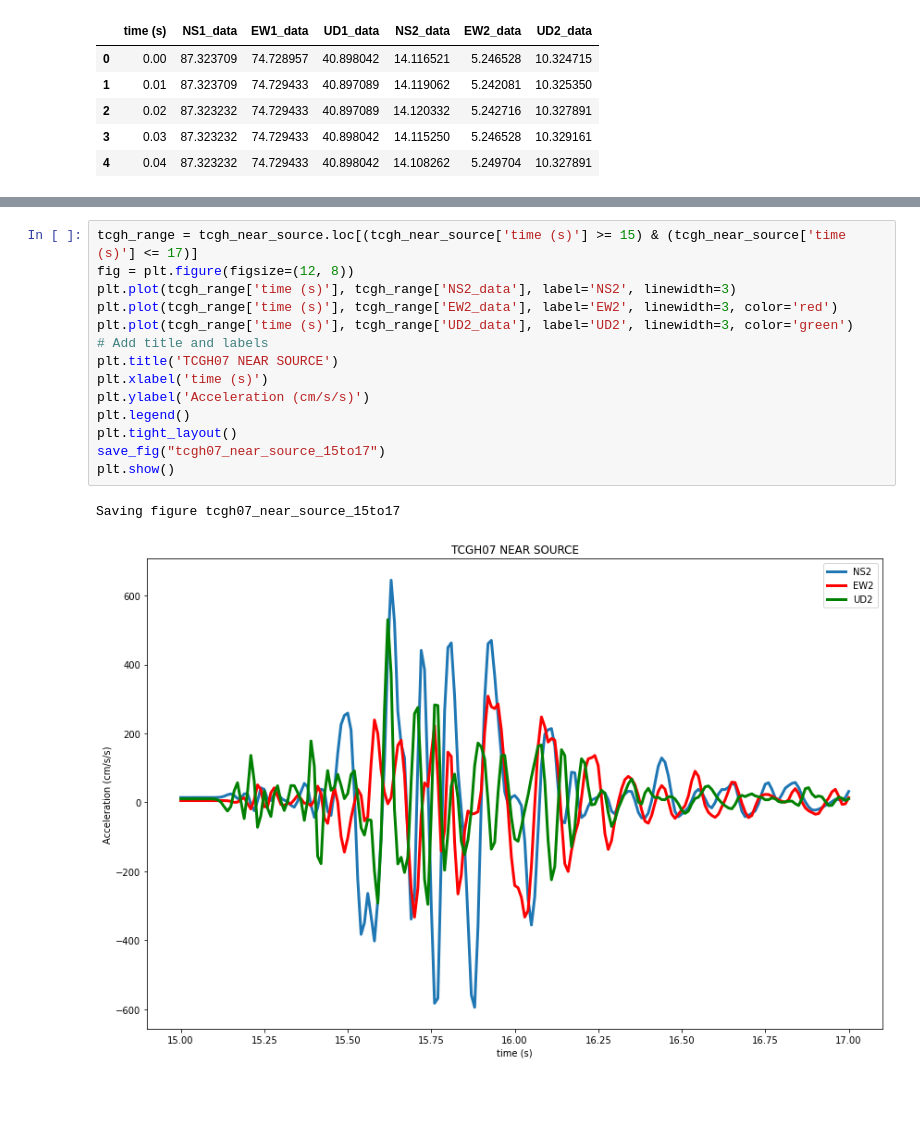
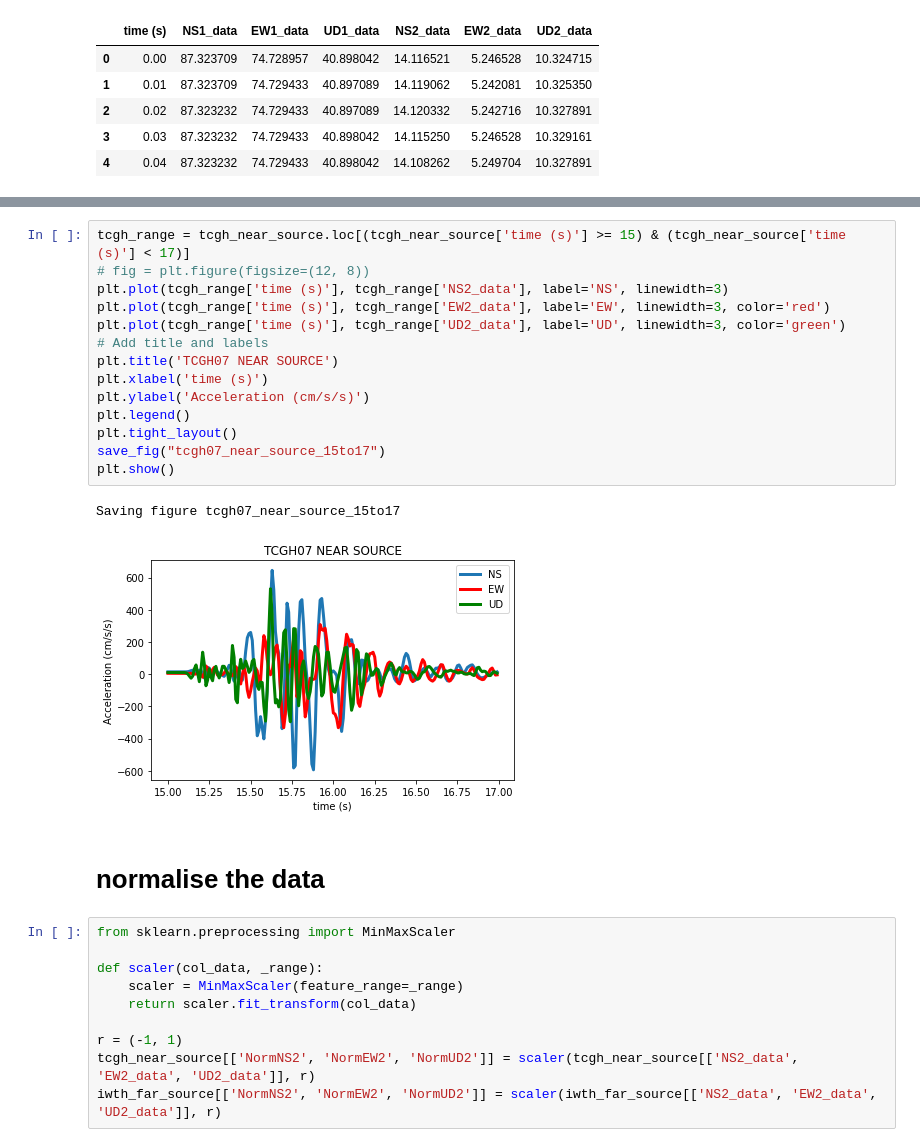
Before and after one commit to SaheedAde/earthquake_early_warning_system, a Jupyter notebook: kik_knet.ipynb, the cells around one changed output, grey strips where cells are left out. Drawn from its saved outputs; the diff is of its cells as text; blank space fills up the shorter version.

```diff
--- a/kik_knet.ipynb
+++ b/kik_knet.ipynb
@@ -442,17 +442,29 @@ Saving figure tcgh07_near_source
 # %%
-tcgh_range = tcgh_near_source.loc[(tcgh_near_source['time (s)'] >= 15) & (tcgh_near_source['time (s)'] <= 17)]
-fig = plt.figure(figsize=(12, 8))
-plt.plot(tcgh_range['time (s)'], tcgh_range['NS2_data'], label='NS2', linewidth=3)
-plt.plot(tcgh_range['time (s)'], tcgh_range['EW2_data'], label='EW2', linewidth=3, color='red')
-plt.plot(tcgh_range['time (s)'], tcgh_range['UD2_data'], label='UD2', linewidth=3, color='green')
+tcgh_range = tcgh_near_source.loc[(tcgh_near_source['time (s)'] >= 15) & (tcgh_near_source['time (s)'] < 17)]
+# fig = plt.figure(figsize=(12, 8))
+plt.plot(tcgh_range['time (s)'], tcgh_range['NS2_data'], label='NS', linewidth=3)
+plt.plot(tcgh_range['time (s)'], tcgh_range['EW2_data'], label='EW', linewidth=3, color='red')
+plt.plot(tcgh_range['time (s)'], tcgh_range['UD2_data'], label='UD', linewidth=3, color='green')
 # Add title and labels
 plt.title('TCGH07 NEAR SOURCE')
 plt.xlabel('time (s)')
 plt.ylabel('Acceleration (cm/s/s)')
 plt.legend()
 plt.tight_layout()
 save_fig("tcgh07_near_source_15to17")
 plt.show()
 # %% [output]
 Saving figure tcgh07_near_source_15to17
-[figure, old version]
+[figure, new version]
+# %% [markdown]
+# normalise the data
+# %%
+from sklearn.preprocessing import MinMaxScaler
+
+def scaler(col_data, _range):
+    scaler = MinMaxScaler(feature_range=_range)
+    return scaler.fit_transform(col_data)
+
+r = (-1, 1)
+tcgh_near_source[['NormNS2', 'NormEW2', 'NormUD2']] = scaler(tcgh_near_source[['NS2_data', 'EW2_data', 'UD2_data']], r)
+iwth_far_source[['NormNS2', 'NormEW2', 'NormUD2']] = scaler(iwth_far_source[['NS2_data', 'EW2_data', 'UD2_data']], r)
```
Also changed, not shown: parts of 6 cells of this notebook, 4 other files.
